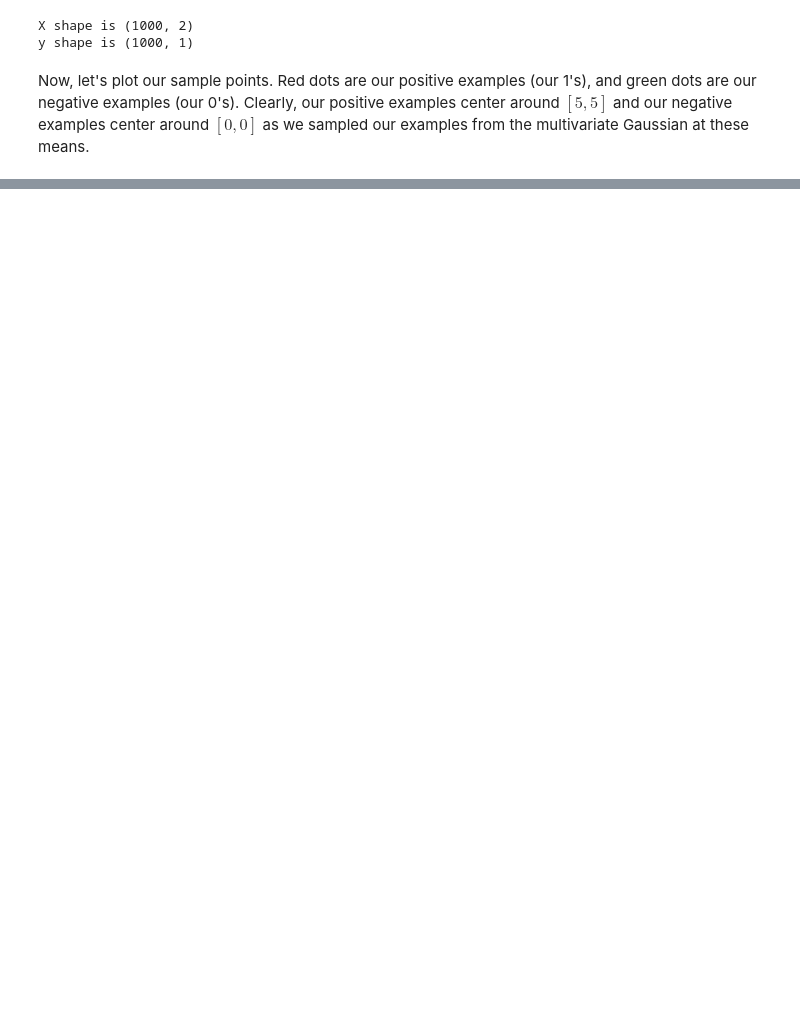
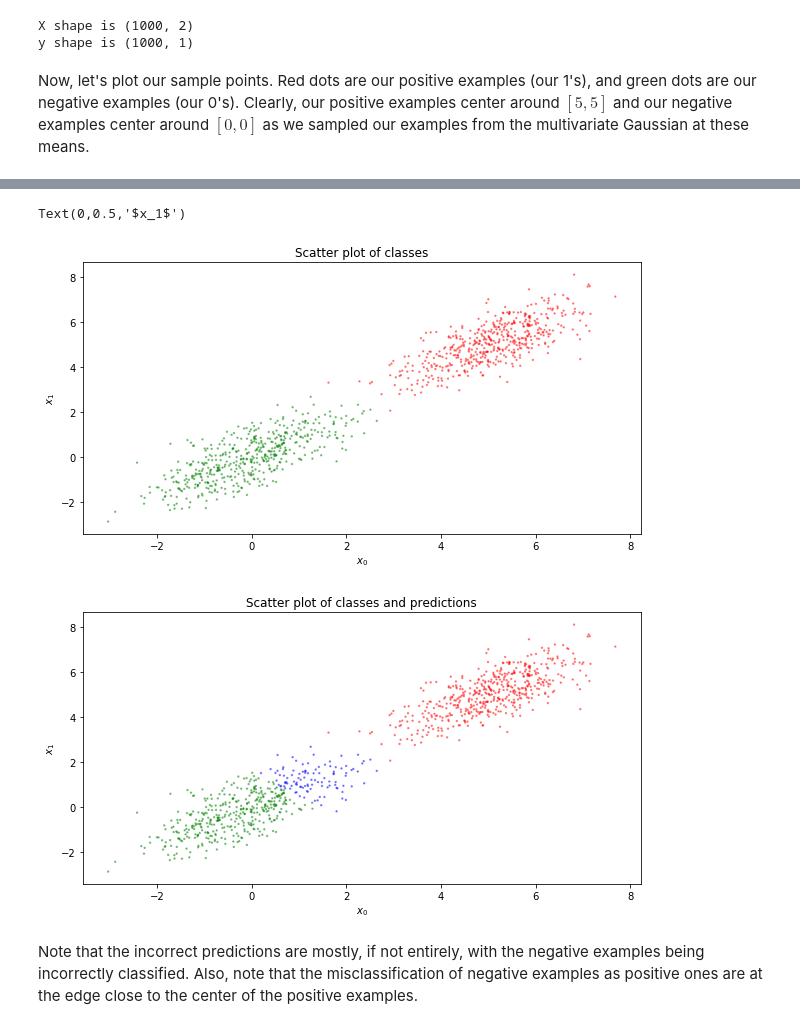
Before and after one commit to vangj/ds, a Jupyter notebook: neural-network-handcraft.ipynb, the cells around one changed output, grey strips where cells are left out. Saved outputs shown, nothing was run; the diff lists cells and outputs as text; code cells hidden in the pictures; blank space fills up the shorter version.

```diff
--- a/neural-network-handcraft.ipynb
+++ b/neural-network-handcraft.ipynb
@@ -397,9 +356,0 @@ print('{}: x={}, y={} ---> {}'.format(r, X[r, :], y[r, 0], final_outputs))
-# %%
-for r in range(0, n/2, 1):
-    inputs = X[r, :].T
-    hidden_inputs = W_ih.dot(inputs)
-    hidden_outputs = expit(hidden_inputs)
-    final_inputs = W_ho.dot(hidden_outputs)
-    final_outputs = expit(final_inputs)
-
-    print('{}: x={}, y={} ---> {}'.format(r, X[r, :], y[r, 0], final_outputs))
@@ -424,9 +356,0 @@ for r in range(0, n/2, 1):
-# %%
-for r in range(n/2, n, 1):
-    inputs = X[r, :].T
-    hidden_inputs = W_ih.dot(inputs)
-    hidden_outputs = expit(hidden_inputs)
-    final_inputs = W_ho.dot(hidden_outputs)
-    final_outputs = expit(final_inputs)
-
-    print('{}: x={}, y={} ---> {}'.format(r, X[r, :], y[r, 0], final_outputs))
@@ -450,0 +402,32 @@ for r in range(n/2, n, 1):
+# %%
+def get_color(r):
+    if r['y_true'] == 0.0 and r['is_correct'] == 1:
+        return 'g'
+    elif r['y_true'] == 0.0 and r['is_correct'] == 0:
+        return 'b'
+    elif r['y_true'] == 1.0 and r['is_correct'] == 1:
+        return 'r'
+    else:
+        return 'm'
+
+fig, ax = plt.subplots(1, 1, figsize=(10, 5), sharex=False, sharey=False)
+
+colors = ['r' if 1 == v else 'g' for v in y]
+ax.scatter(X[:, 0], X[:, 1], c=colors, alpha=0.4, s=2)
+ax.set_title('Scatter plot of classes')
+ax.set_xlabel(r'$x_0$')
+ax.set_ylabel(r'$x_1$')
+
+fig, ax = plt.subplots(1, 1, figsize=(10, 5), sharex=False, sharey=False)
+
+colors = [get_color(r) for i, r in predictions_df.iterrows()]
+ax.scatter(predictions_df['x1'], predictions_df['x2'], c=colors, alpha=0.4, s=2)
+ax.set_title('Scatter plot of classes and predictions')
+ax.set_xlabel(r'$x_0$')
+ax.set_ylabel(r'$x_1$')
+# %% [output]
+Text(0,0.5,'$x_1$')
+[figure, added]
+[figure, added]
+# %% [markdown]
+Note that the incorrect predictions are mostly, if not entirely, with the negative examples being incorrectly classified. Also, note that the misclassification of negative examples as positive ones are at the edge close to the center of the positive examples.
```
Also changed, not shown: parts of 20 cells of this notebook.
